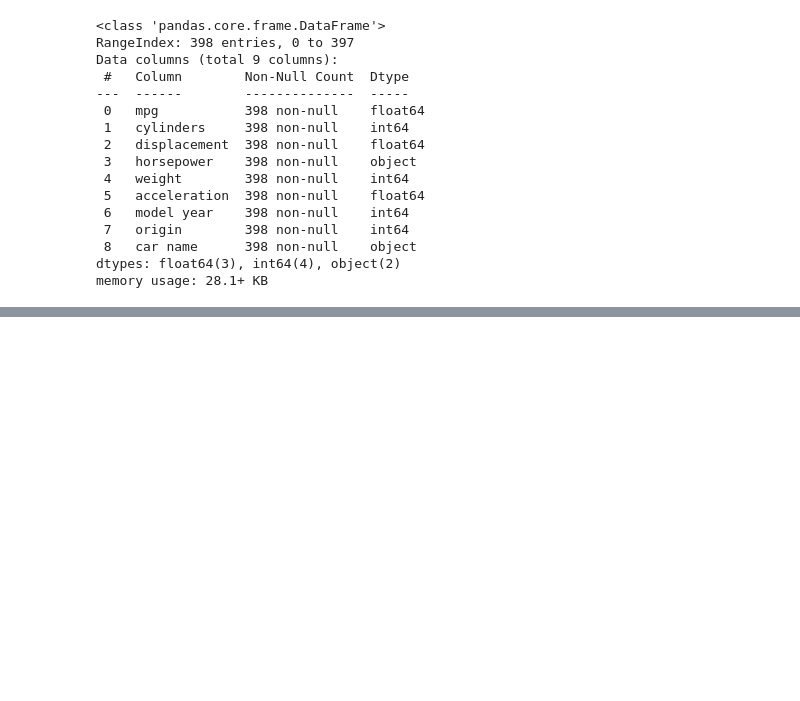
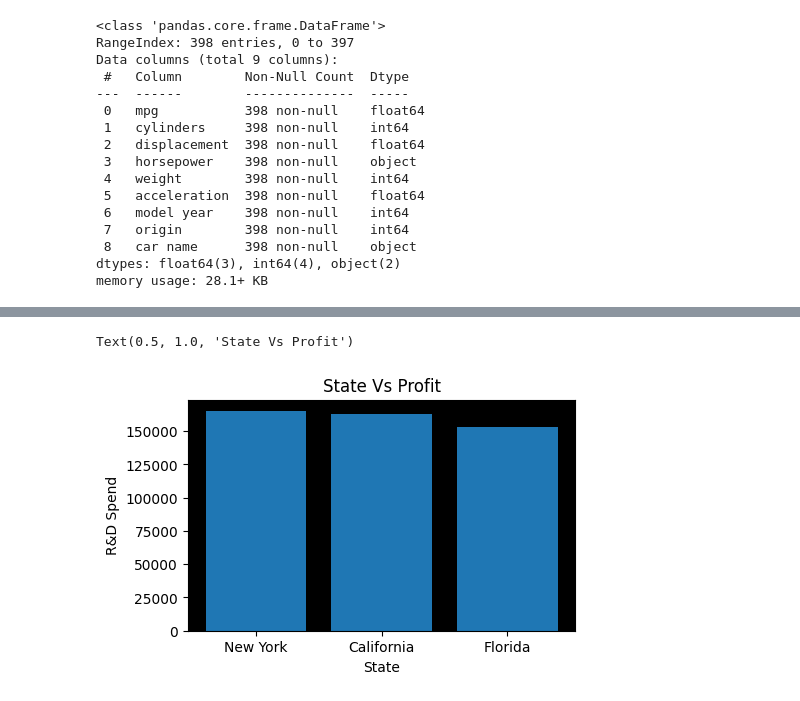
Before and after one commit to Adityasjc31/DataScience, a Jupyter notebook: data analytics/visualizingdata.ipynb, the cells around one changed output, grey strips where cells are left out. Cells and saved outputs as stored; diff of their text form; code cells hidden in the pictures; blank space fills up the shorter version.

```diff
--- a/data analytics/visualizingdata.ipynb
+++ b/data analytics/visualizingdata.ipynb
@@ -264,0 +295,12 @@ memory usage: 28.1+ KB
+# %%
+startups = pd.read_csv("../dataset/50_Startups.csv")
+plt.figure(figsize=(5,3))
+ax = plt.axes()
+ax.set_facecolor("black")
+plt.bar(startups['State'],startups['R&D Spend'])
+plt.xlabel("State")
+plt.ylabel("R&D Spend")
+plt.title("State Vs Profit")
+# %% [output]
+Text(0.5, 1.0, 'State Vs Profit')
+[figure, added]
```
Also changed, not shown: parts of 13 cells of this notebook.
